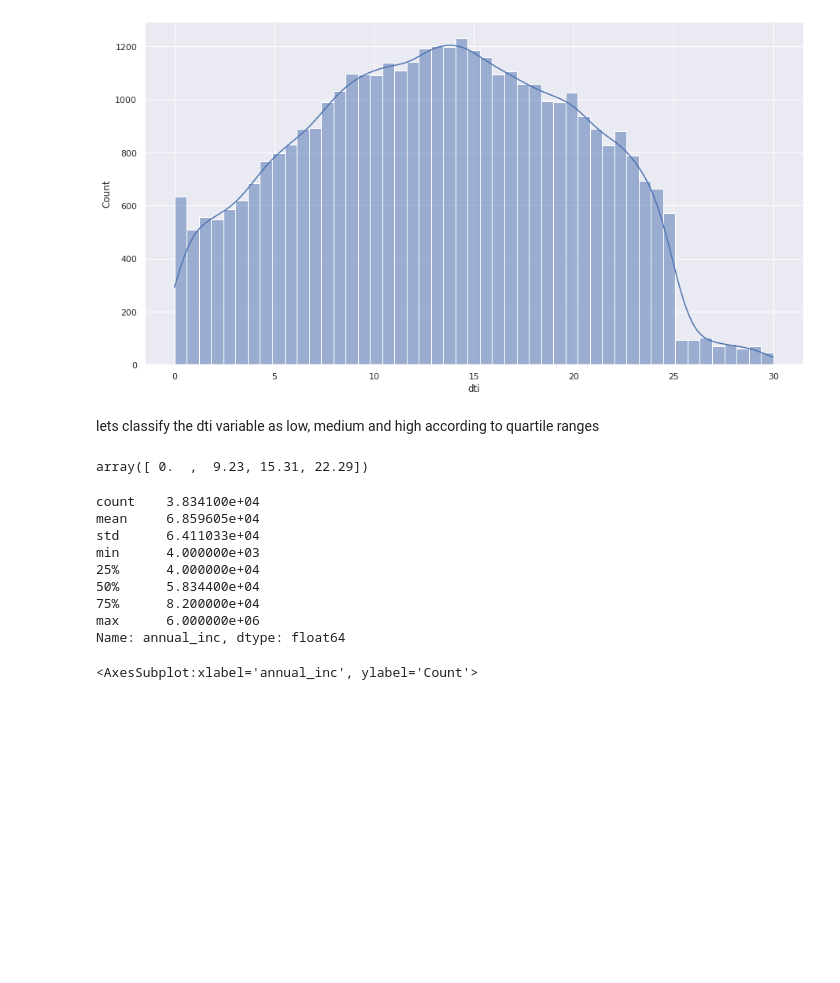
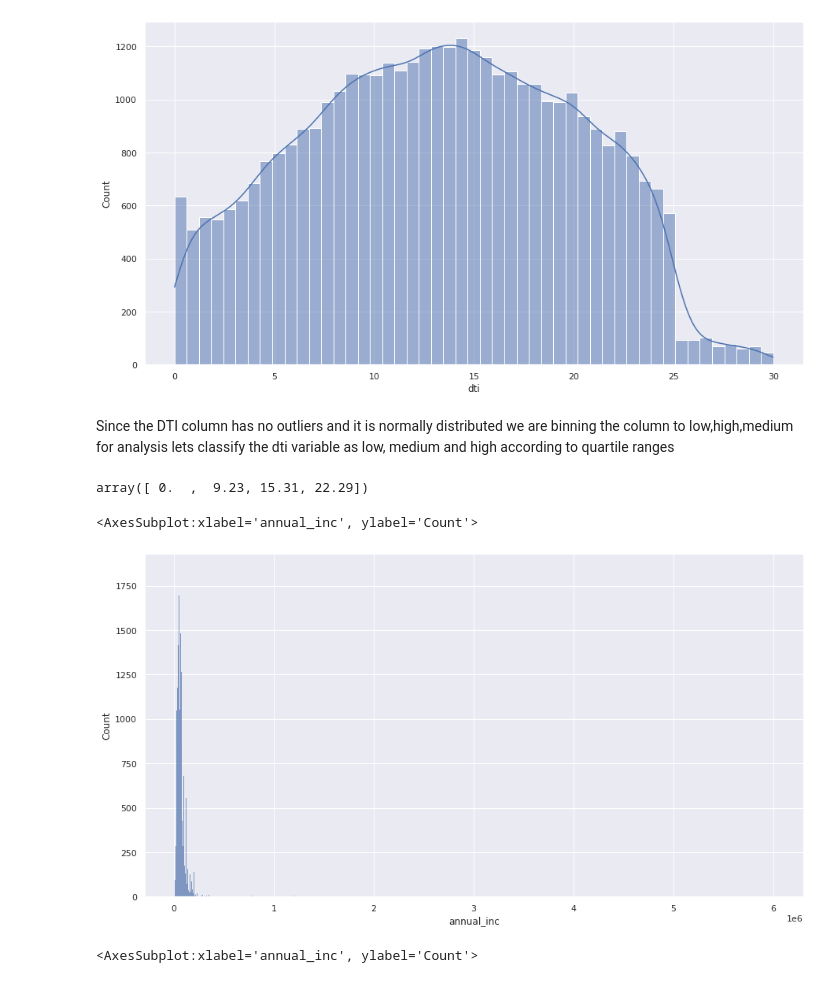
Before and after one commit to subhajitpal7/Lending_Club_Case_Study, a Jupyter notebook: Lending_club_EDA.ipynb, the cells around one changed output. Drawn from its saved outputs; the diff is of its cells as text; code cells hidden in the pictures; blank space fills up the shorter version.

Commit message:
Bivariate Analysis

```diff
--- a/Lending_club_EDA.ipynb
+++ b/Lending_club_EDA.ipynb
@@ -487,6 +468,7 @@ sns.histplot(data=cleaned_loan_df,x="dti",kde=True)
 <AxesSubplot:xlabel='dti', ylabel='Count'>
 [figure]
 # %% [markdown]
+Since the DTI column has no outliers and it is normally distributed we are binning the column to low,high,medium for analysis
 lets classify the dti variable as low, medium and high according to quartile ranges
 # %%
 cleaned_loan_df["dti_cat"]=pd.qcut(cleaned_loan_df.dti,q=3,labels=["low","medium","high"])
@@ -494,16 +476,9 @@ cleaned_loan_df["dti_cat"]=pd.qcut(cleaned_loan_df.dti,q=3,labels=["low","medium
 np.quantile(cleaned_loan_df.dti,[0,.3,.6,.9])
 # %% [output]
 array([ 0.  ,  9.23, 15.31, 22.29])
-# %%
-cleaned_loan_df.annual_inc.describe()
-# %% [output]
-count    3.834100e+04
-mean     6.859605e+04
-std      6.411033e+04
-min      4.000000e+03
-25%      4.000000e+04
-50%      5.834400e+04
-75%      8.200000e+04
-max      6.000000e+06
-Name: annual_inc, dtype: float64
+# %%
+sns.histplot(data=cleaned_df,x="annual_inc")
+# %% [output]
+<AxesSubplot:xlabel='annual_inc', ylabel='Count'>
+[figure, added]
 # %%
```
Also changed, not shown: parts of 50 cells of this notebook, 1 other file.
